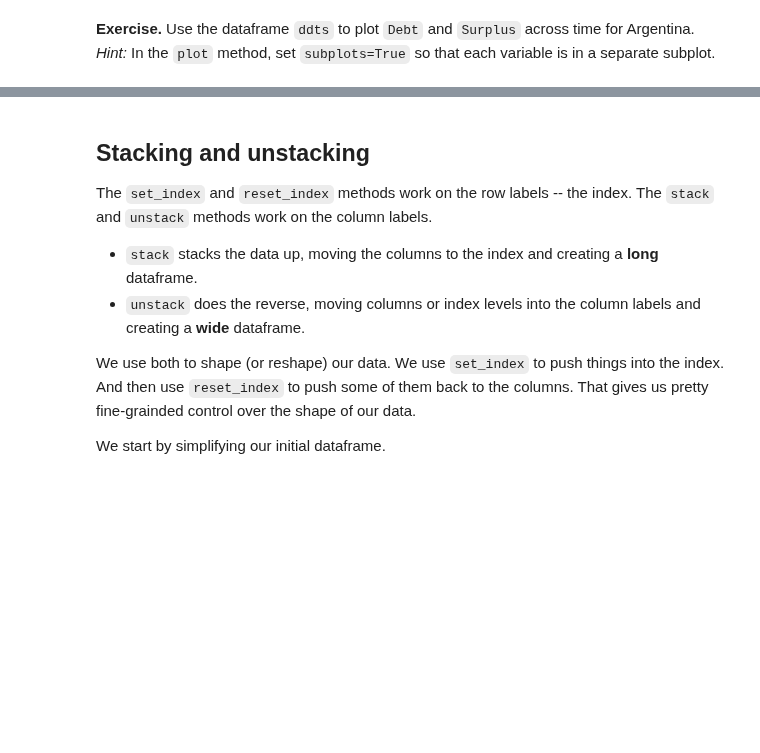
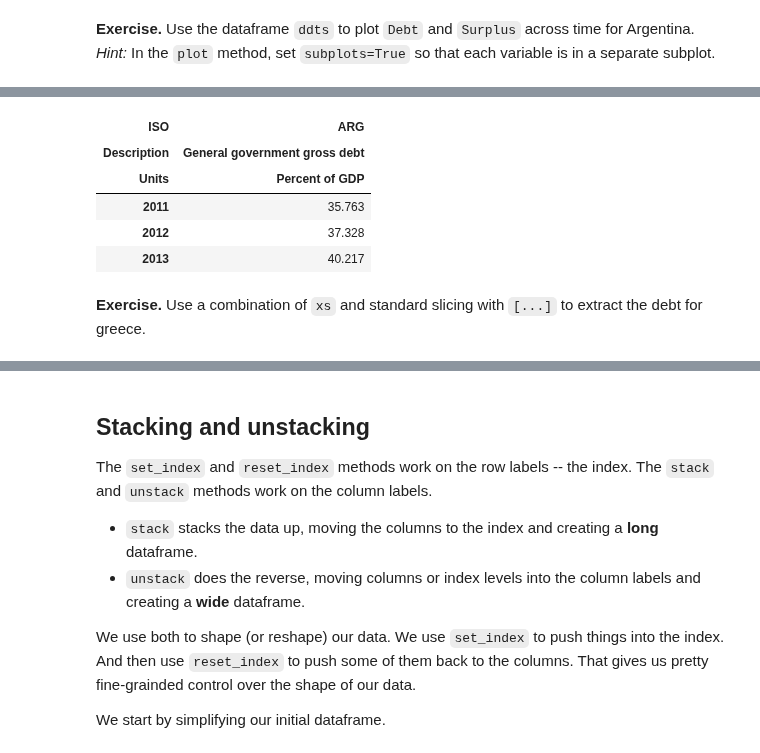
Before and after one commit to DaveBackus/Data_Bootcamp, a Jupyter notebook: Code/IPython/bootcamp_pandas-shape.ipynb, the cells around one changed output, grey strips where cells are left out. Drawn from its saved outputs; the diff is of its cells as text; code cells hidden in the pictures; blank space fills up the shorter version.

```diff
--- a/Code/IPython/bootcamp_pandas-shape.ipynb
+++ b/Code/IPython/bootcamp_pandas-shape.ipynb
@@ -311,3 +360,14 @@ ddts
+# %%
+ddt.xs("Argentina", axis=1, level="Country")["Debt"]
+# %% [output]
+| ISO | ARG |
+| Description | General government gross debt |
+| Units | Percent of GDP |
+| 2011 | 35.763 |
+| 2012 | 37.328 |
+| 2013 | 40.217 |
+# %% [markdown]
+**Exercise.** Use a combination of `xs` and standard slicing with `[...]` to extract the debt for greece.
 # %% [markdown]
 <a id='stack'></a>
 # %% [markdown]
```
Also changed, not shown: parts of 22 cells of this notebook.
